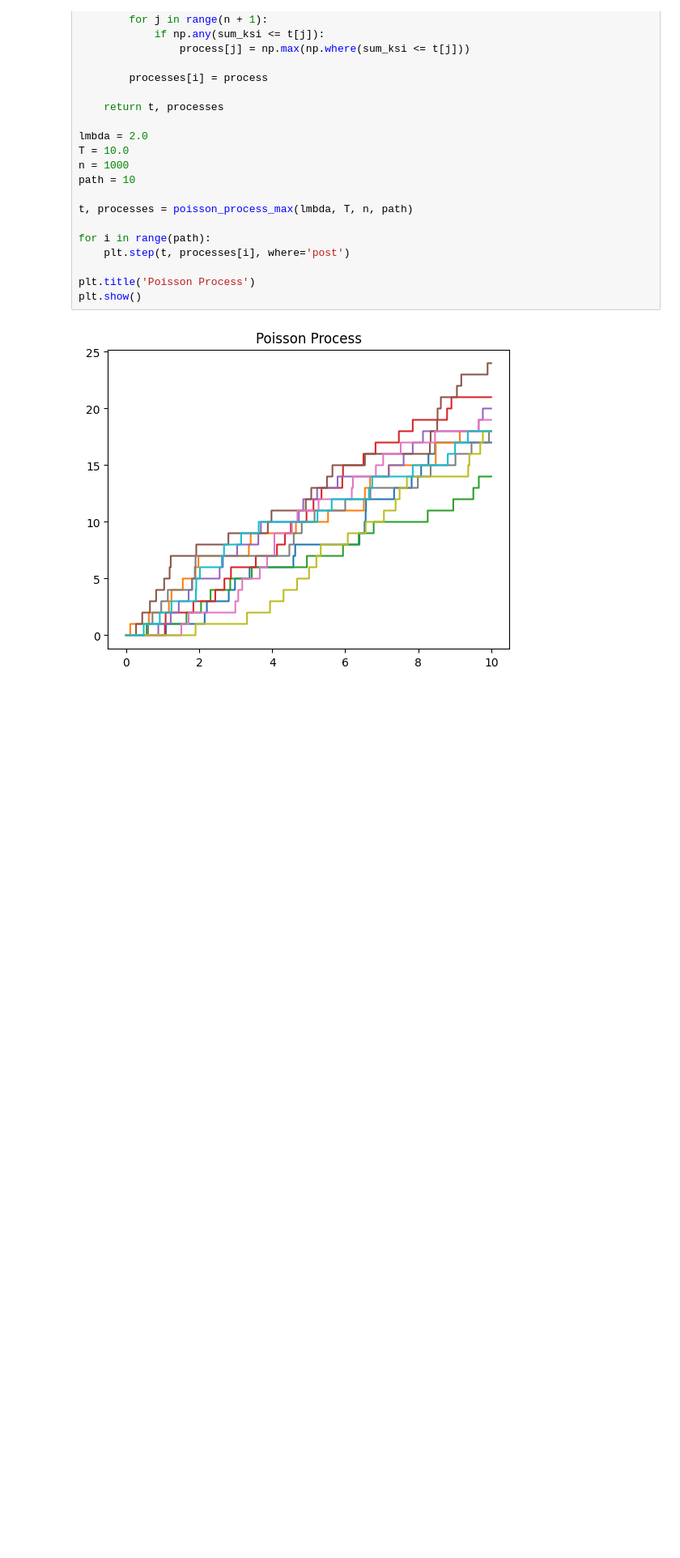
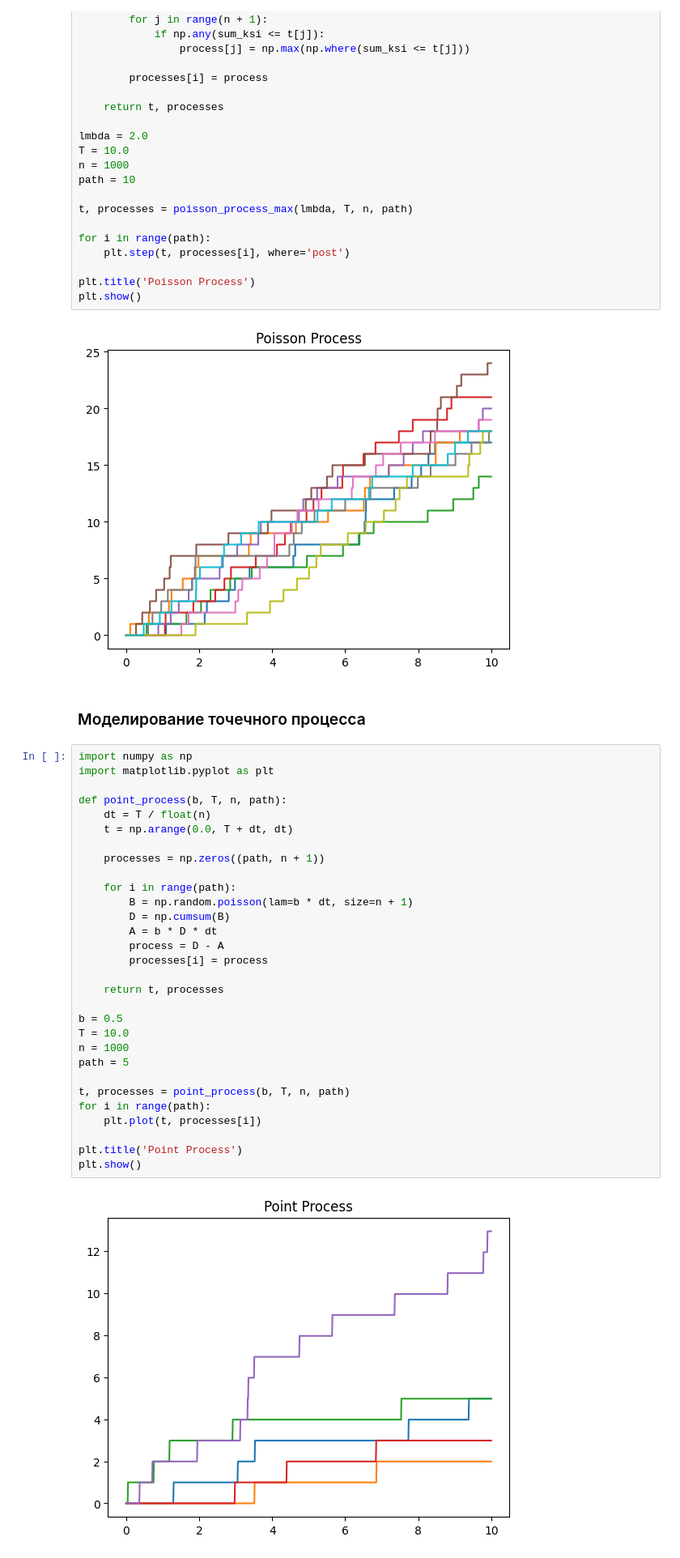
Before and after one commit to quasimuzzle/RandomProcesses, a Jupyter notebook: main.ipynb, the cells around one changed output. Shown at 81% size. Saved outputs shown, nothing was run; the diff lists cells and outputs as text; blank space fills up the shorter version.

Commit message:
add point process

```diff
--- a/main.ipynb
+++ b/main.ipynb
@@ -176,3 +176,37 @@ plt.title('Poisson Process')
 plt.show()
 # %% [output]
 [figure]
+# %% [markdown]
+### Моделирование точечного процесса
+# %%
+import numpy as np
+import matplotlib.pyplot as plt
+
+def point_process(b, T, n, path):
+    dt = T / float(n)
+    t = np.arange(0.0, T + dt, dt)
+
+    processes = np.zeros((path, n + 1))
+
+    for i in range(path):
+        B = np.random.poisson(lam=b * dt, size=n + 1)
+        D = np.cumsum(B)
+        A = b * D * dt
+        process = D - A
+        processes[i] = process
+
+    return t, processes
+
+b = 0.5
+T = 10.0
+n = 1000
+path = 5
+
+t, processes = point_process(b, T, n, path)
+for i in range(path):
+    plt.plot(t, processes[i])
+
+plt.title('Point Process')
+plt.show()
+# %% [output]
+[figure, added]
```
